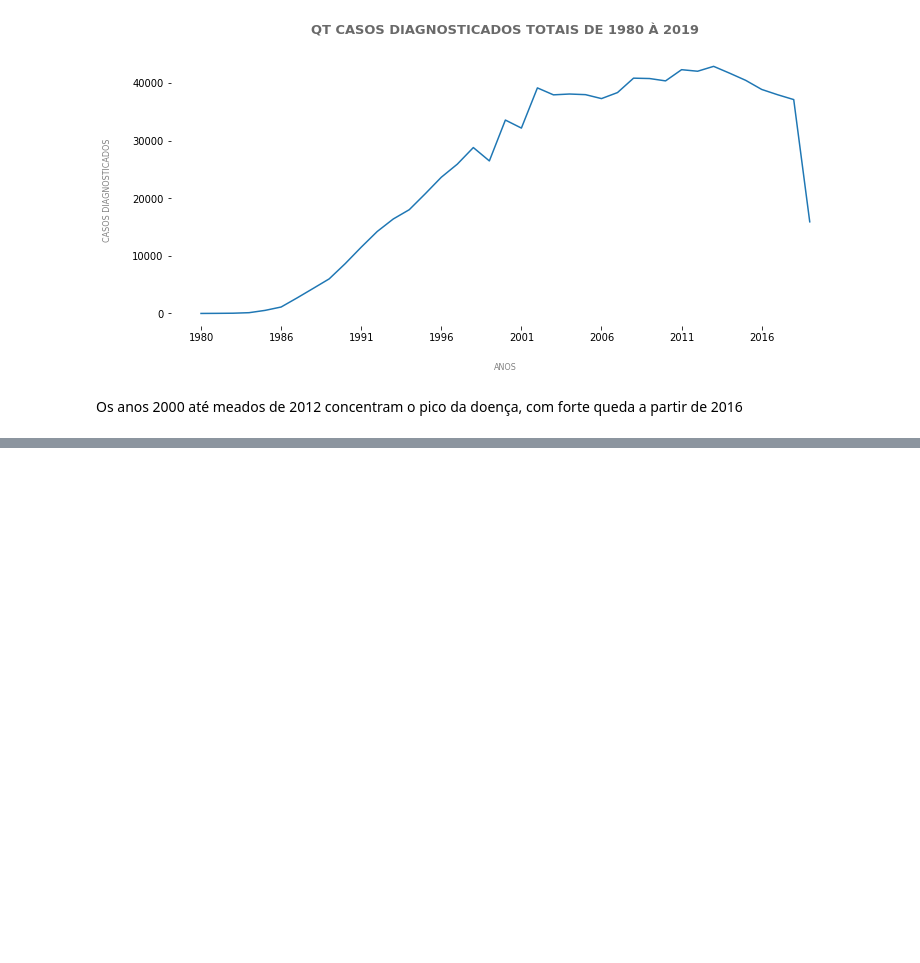
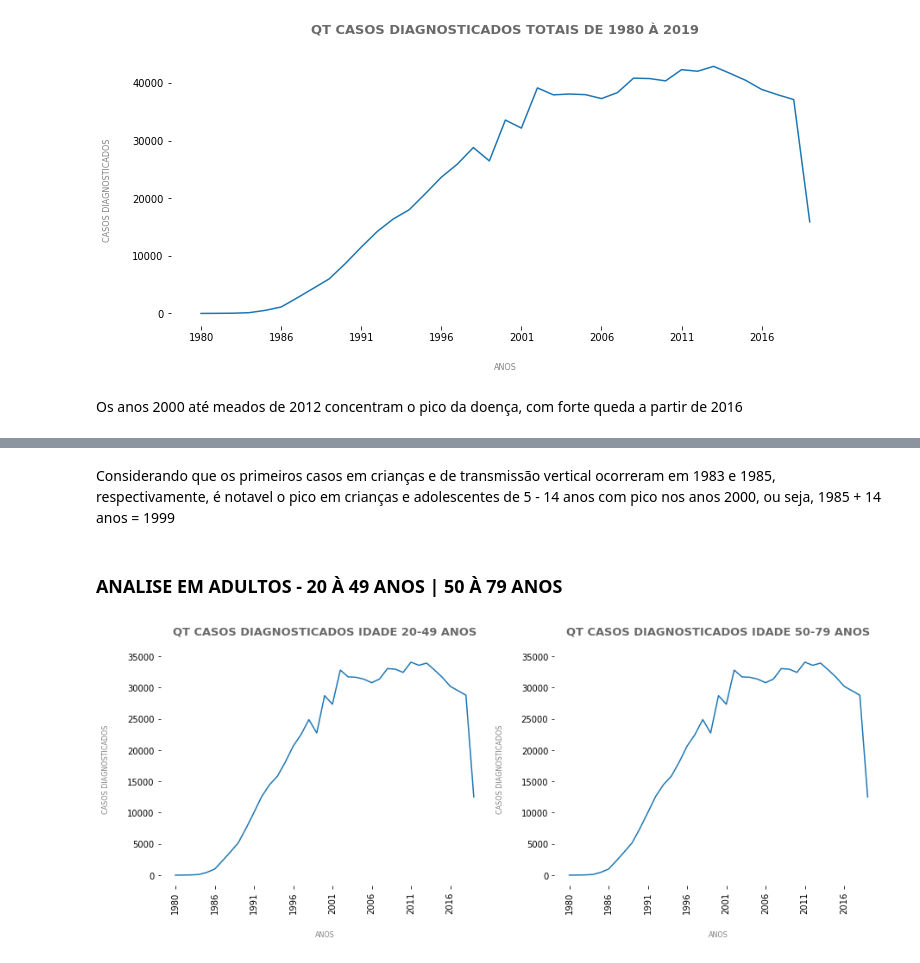
Before and after one commit to daianeklein/bootcamp-Alura, a Jupyter notebook: Desafio-Modulo1.ipynb, the cells around one changed output, grey strips where cells are left out. Saved outputs shown, nothing was run; the diff lists cells and outputs as text; code cells hidden in the pictures; blank space fills up the shorter version.

```diff
--- a/Desafio-Modulo1.ipynb
+++ b/Desafio-Modulo1.ipynb
@@ -140,0 +194,41 @@ Os anos 2000 até meados de 2012 concentram o pico da doença, com forte queda a
+# %% [markdown]
+Considerando que os primeiros casos em crianças e de transmissão vertical ocorreram em 1983 e 1985, respectivamente, é notavel o pico em crianças e adolescentes de 5 - 14 anos com pico nos anos 2000, ou seja, 1985 + 14 anos = 1999
+# %% [markdown]
+### ANALISE EM ADULTOS - 20 À 49 ANOS | 50 À 79 ANOS
+# %%
+plt.subplot(1,2,1)
+
+adultos = df[5:7].T[:-1].T.sum()
+
+
+adultos[1:].plot(figsize=(15,5), label = 'Qt. Casos')
+s2 = plt.title('QT CASOS DIAGNOSTICADOS IDADE 20-49 ANOS',
+               pad = 20,
+         fontsize = 13, color ='dimgrey', fontweight = 'bold')
+
+s2 = sns.despine(bottom = True, left=True)
+s2 = plt.xlabel('ANOS', color = 'grey', labelpad = 20, fontsize = 8)
+s2 = plt.ylabel('CASOS DIAGNOSTICADOS', color = 'grey', labelpad = 20, fontsize = 8)
+plt.xticks(rotation=90)
+s2 = s2
+
+
+######
+
+plt.subplot(1,2,2)
+
+idosos = df[7:9].T[:-1].T.sum()
+
+adultos[1:].plot(figsize=(15,5), label = 'Qt. Casos')
+s2 = plt.title('QT CASOS DIAGNOSTICADOS IDADE 50-79 ANOS',
+               pad = 20,
+         fontsize = 13, color ='dimgrey', fontweight = 'bold')
+
+s2 = sns.despine(bottom = True, left=True)
+s2 = plt.xlabel('ANOS', color = 'grey', labelpad = 20, fontsize = 8)
+s2 = plt.ylabel('CASOS DIAGNOSTICADOS', color = 'grey', labelpad = 20, fontsize = 8)
+plt.xticks(rotation=90)
+
+s2 = s2
+# %% [output]
+[figure, added]
```
Also changed, not shown: parts of 12 cells of this notebook.
